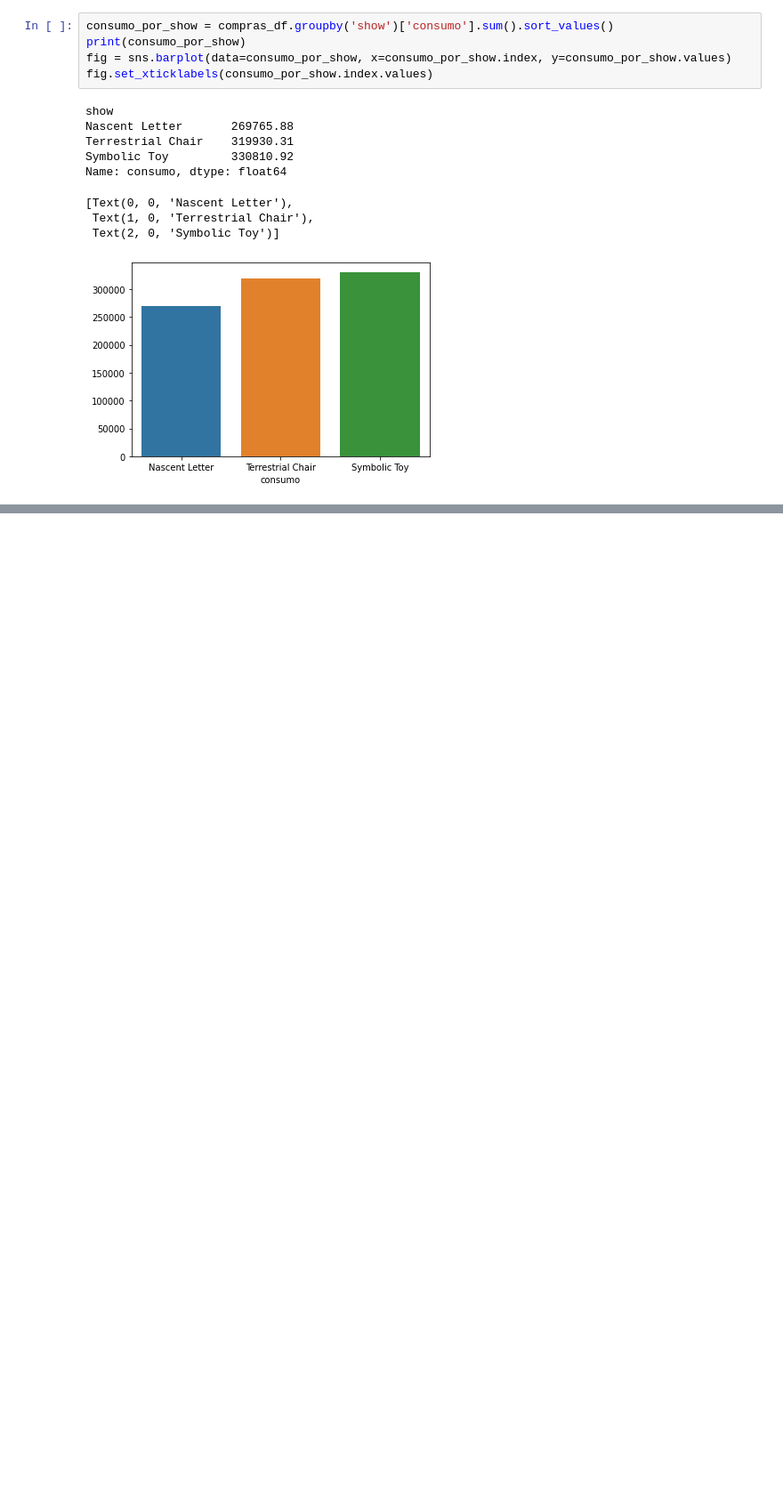
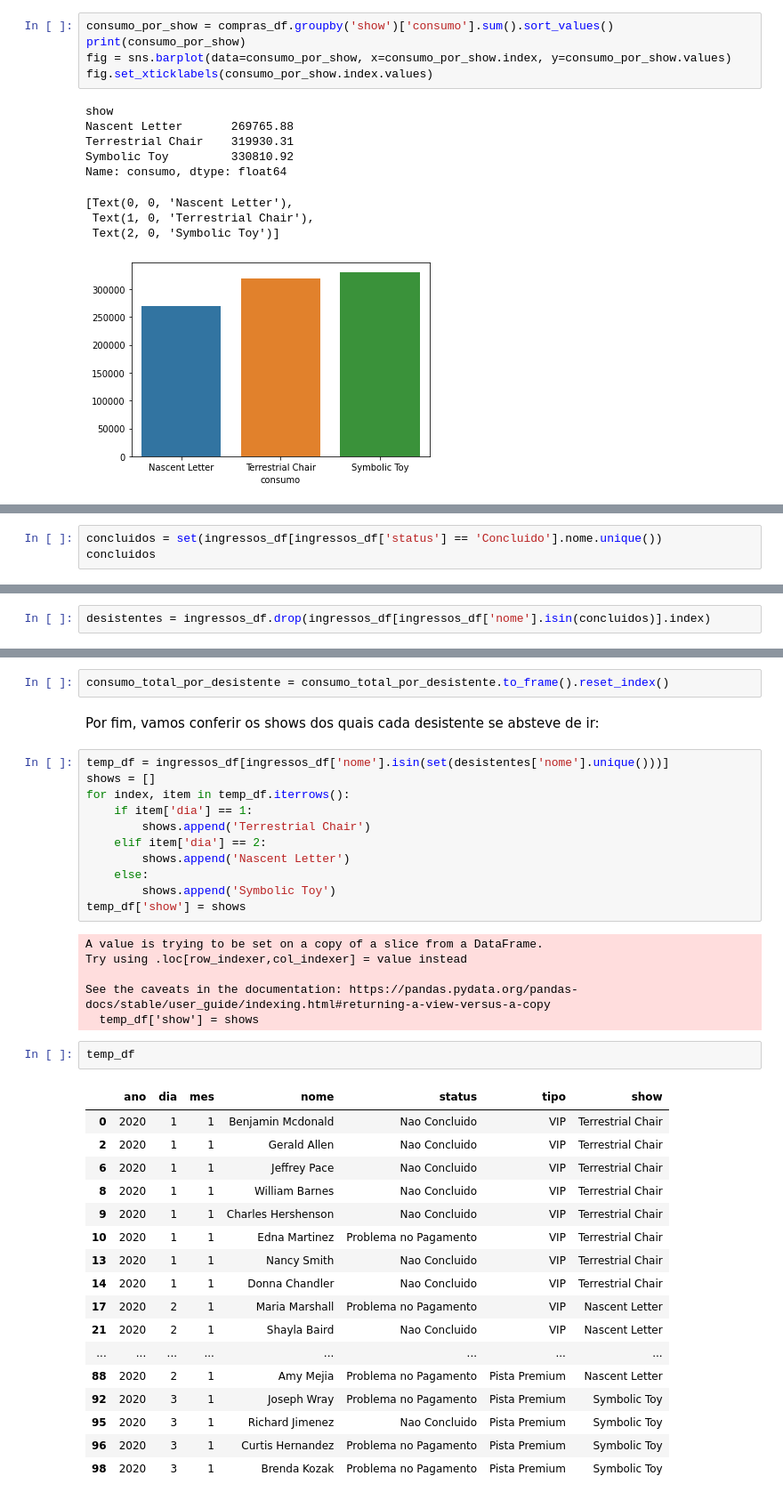
Before and after one commit to brunobdcorreia/Prova-Data-Engineering-Raccoon.Monks, a Jupyter notebook: analise.ipynb, the cells around one changed output, grey strips where cells are left out. Shown at 89% size. Drawn from its saved outputs; the diff is of its cells as text; blank space fills up the shorter version.

```diff
--- a/analise.ipynb
+++ b/analise.ipynb
@@ -327,0 +347,3 @@ Podemos ver pelo gráfico acima que no dia do show da banda Symbolic Toy houvera
+# %%
+concluidos = set(ingressos_df[ingressos_df['status'] == 'Concluido'].nome.unique())
+concluidos
@@ -327,0 +352,2 @@ Podemos ver pelo gráfico acima que no dia do show da banda Symbolic Toy houvera
+# %%
+desistentes = ingressos_df.drop(ingressos_df[ingressos_df['nome'].isin(concluidos)].index)
@@ -327,0 +418,41 @@ Podemos ver pelo gráfico acima que no dia do show da banda Symbolic Toy houvera
+# %%
+consumo_total_por_desistente = consumo_total_por_desistente.to_frame().reset_index()
+# %% [markdown]
+Por fim, vamos conferir os shows dos quais cada desistente se absteve de ir:
+# %%
+temp_df = ingressos_df[ingressos_df['nome'].isin(set(desistentes['nome'].unique()))]
+shows = []
+for index, item in temp_df.iterrows():
+    if item['dia'] == 1:
+        shows.append('Terrestrial Chair')
+    elif item['dia'] == 2:
+        shows.append('Nascent Letter')
+    else:
+        shows.append('Symbolic Toy')
+temp_df['show'] = shows
+# %% [output]
+A value is trying to be set on a copy of a slice from a DataFrame.
+Try using .loc[row_indexer,col_indexer] = value instead
+
+See the caveats in the documentation: https://pandas.pydata.org/pandas-docs/stable/user_guide/indexing.html#returning-a-view-versus-a-copy
+  temp_df['show'] = shows
+# %%
+temp_df
+# %% [output]
+|  | ano | dia | mes | nome | status | tipo | show |
+| 0 | 2020 | 1 | 1 | Benjamin Mcdonald | Nao Concluido | VIP | Terrestrial Chair |
+| 2 | 2020 | 1 | 1 | Gerald Allen | Nao Concluido | VIP | Terrestrial Chair |
+| 6 | 2020 | 1 | 1 | Jeffrey Pace | Nao Concluido | VIP | Terrestrial Chair |
+| 8 | 2020 | 1 | 1 | William Barnes | Nao Concluido | VIP | Terrestrial Chair |
+| 9 | 2020 | 1 | 1 | Charles Hershenson | Nao Concluido | VIP | Terrestrial Chair |
+| 10 | 2020 | 1 | 1 | Edna Martinez | Problema no Pagamento | VIP | Terrestrial Chair |
+| 13 | 2020 | 1 | 1 | Nancy Smith | Nao Concluido | VIP | Terrestrial Chair |
+| 14 | 2020 | 1 | 1 | Donna Chandler | Nao Concluido | VIP | Terrestrial Chair |
+| 17 | 2020 | 2 | 1 | Maria Marshall | Problema no Pagamento | VIP | Nascent Letter |
+| 21 | 2020 | 2 | 1 | Shayla Baird | Nao Concluido | VIP | Nascent Letter |
+| ... | ... | ... | ... | ... | ... | ... | ... |
+| 88 | 2020 | 2 | 1 | Amy Mejia | Problema no Pagamento | Pista Premium | Nascent Letter |
+| 92 | 2020 | 3 | 1 | Joseph Wray | Problema no Pagamento | Pista Premium | Symbolic Toy |
+| 95 | 2020 | 3 | 1 | Richard Jimenez | Nao Concluido | Pista Premium | Symbolic Toy |
+| 96 | 2020 | 3 | 1 | Curtis Hernandez | Problema no Pagamento | Pista Premium | Symbolic Toy |
+| 98 | 2020 | 3 | 1 | Brenda Kozak | Problema no Pagamento | Pista Premium | Symbolic Toy |
```
Also changed, not shown: parts of 30 cells of this notebook, 1 other file.
